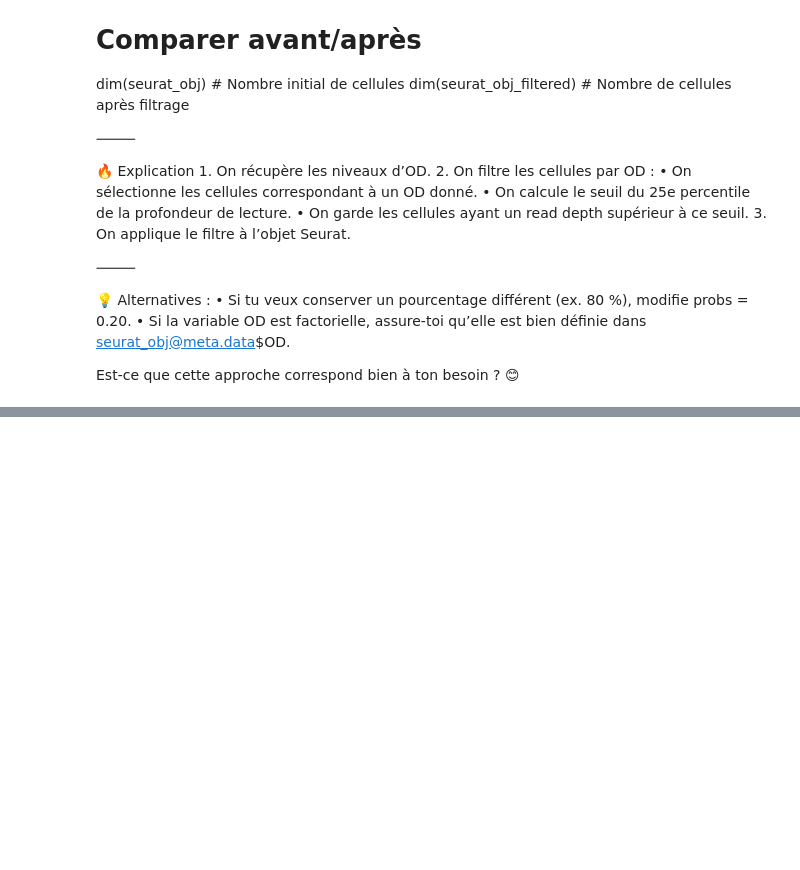
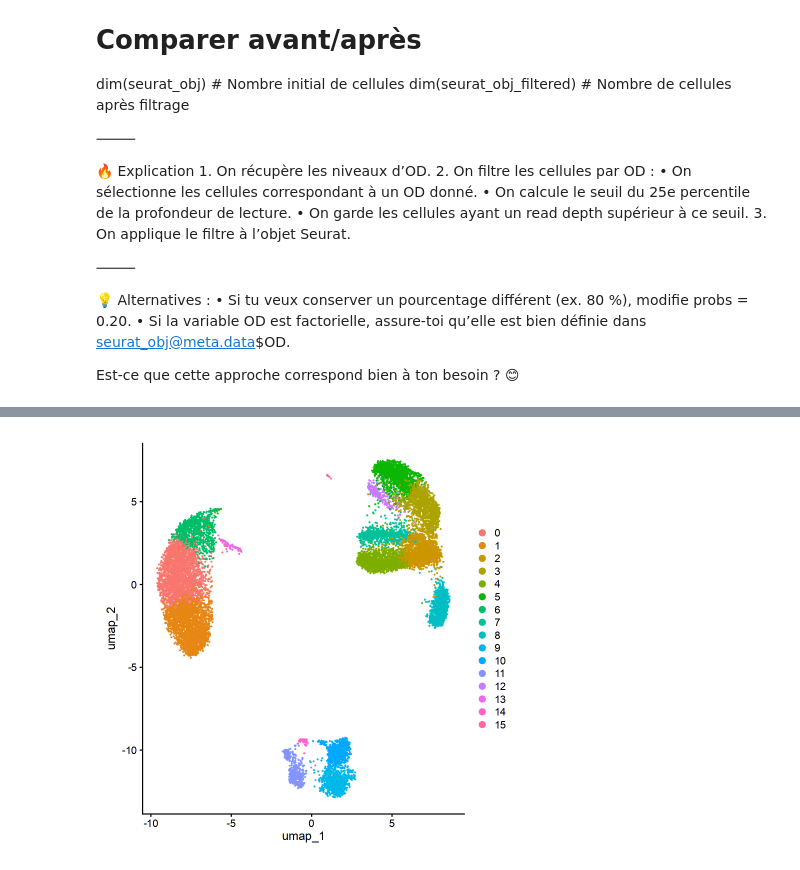
Before and after one commit to vgoupille/DOL_scRNAseq, a Jupyter notebook: 7_Article/script/script_Val/5_Normalisation_and_other.ipynb, the cells around one changed output, grey strips where cells are left out. Cells and saved outputs as stored; diff of their text form; code cells hidden in the pictures; blank space fills up the shorter version.

```diff
--- a/7_Article/script/script_Val/5_Normalisation_and_other.ipynb
+++ b/7_Article/script/script_Val/5_Normalisation_and_other.ipynb
@@ -898,0 +1161,2 @@ Est-ce que cette approche correspond bien à ton besoin ? 😊
+# %%
+RNA_combined <- RunPCA(object = RNA_combined)
@@ -898,0 +1181,2 @@ Est-ce que cette approche correspond bien à ton besoin ? 😊
+# %%
+RNA_combined <- FindNeighbors(object = RNA_combined, dims = 1:30)
@@ -898,0 +1187,2 @@ Est-ce que cette approche correspond bien à ton besoin ? 😊
+# %%
+RNA_combined <- FindClusters(object = RNA_combined)
@@ -898,0 +1199,2 @@ Est-ce que cette approche correspond bien à ton besoin ? 😊
+# %%
+RNA_combined <- RunUMAP(object = RNA_combined, dims = 1:30)
@@ -898,0 +1219,4 @@ Est-ce que cette approche correspond bien à ton besoin ? 😊
+# %%
+DimPlot(object = RNA_combined, reduction = "umap")
+# %% [output]
+[figure, added]
```
Also changed, not shown: parts of 11 cells of this notebook.
